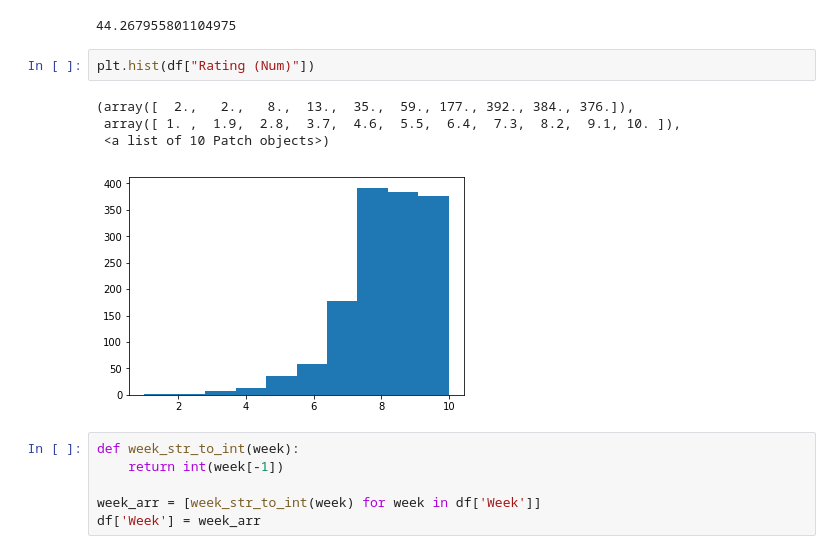
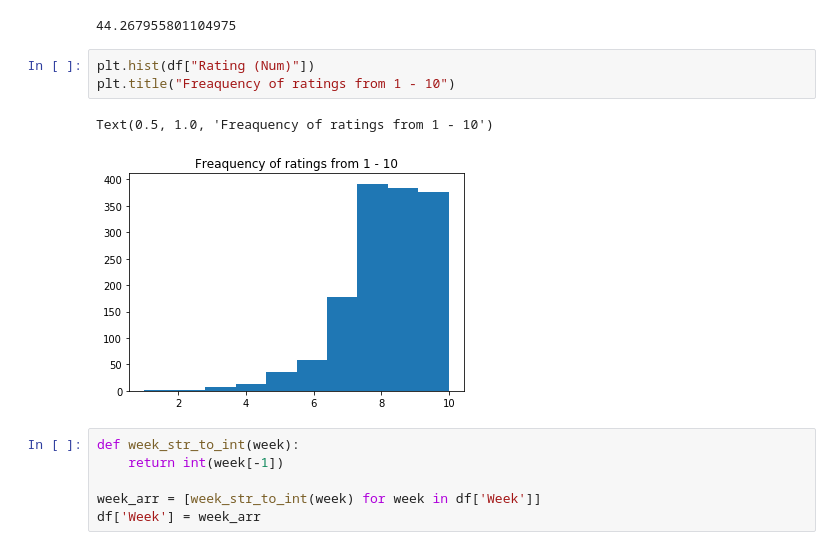
Before and after one commit to jshams/summer-academy-NPS-assignment, a Jupyter notebook: ms_summer_analysis.ipynb, the cells around one changed output. Cells and saved outputs as stored; diff of their text form.

Commit message:
created more visualizations

```diff
--- a/ms_summer_analysis.ipynb
+++ b/ms_summer_analysis.ipynb
@@ -77,11 +66,10 @@ calculate_nps(num_of_promoters, num_of_passives, num_of_detractors) * 100
 44.267955801104975
 # %%
 plt.hist(df["Rating (Num)"])
+plt.title("Freaquency of ratings from 1 - 10")
 # %% [output]
-(array([  2.,   2.,   8.,  13.,  35.,  59., 177., 392., 384., 376.]),
- array([ 1. ,  1.9,  2.8,  3.7,  4.6,  5.5,  6.4,  7.3,  8.2,  9.1, 10. ]),
- <a list of 10 Patch objects>)
+Text(0.5, 1.0, 'Freaquency of ratings from 1 - 10')
-[figure, old version]
+[figure, new version]
 # %%
 def week_str_to_int(week):
     return int(week[-1])
```
Also changed, not shown: parts of 14 cells of this notebook.
